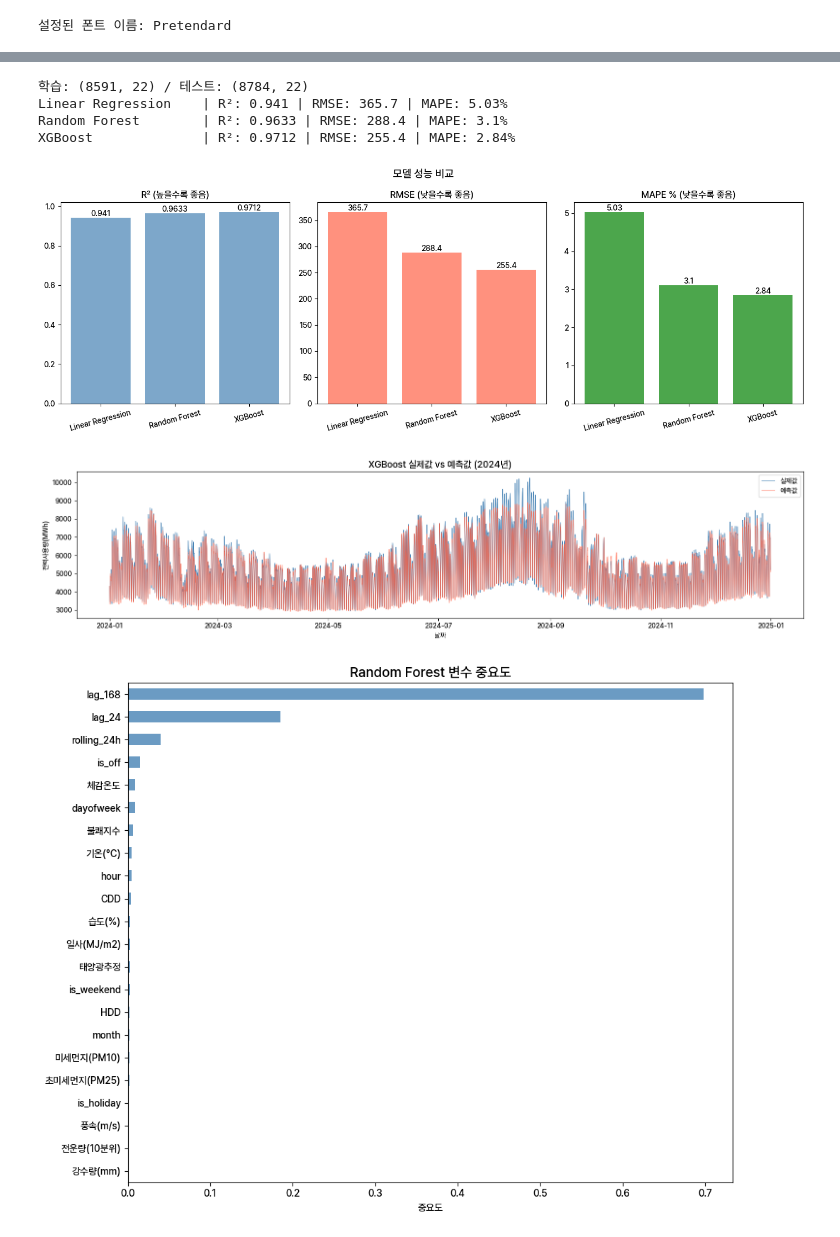
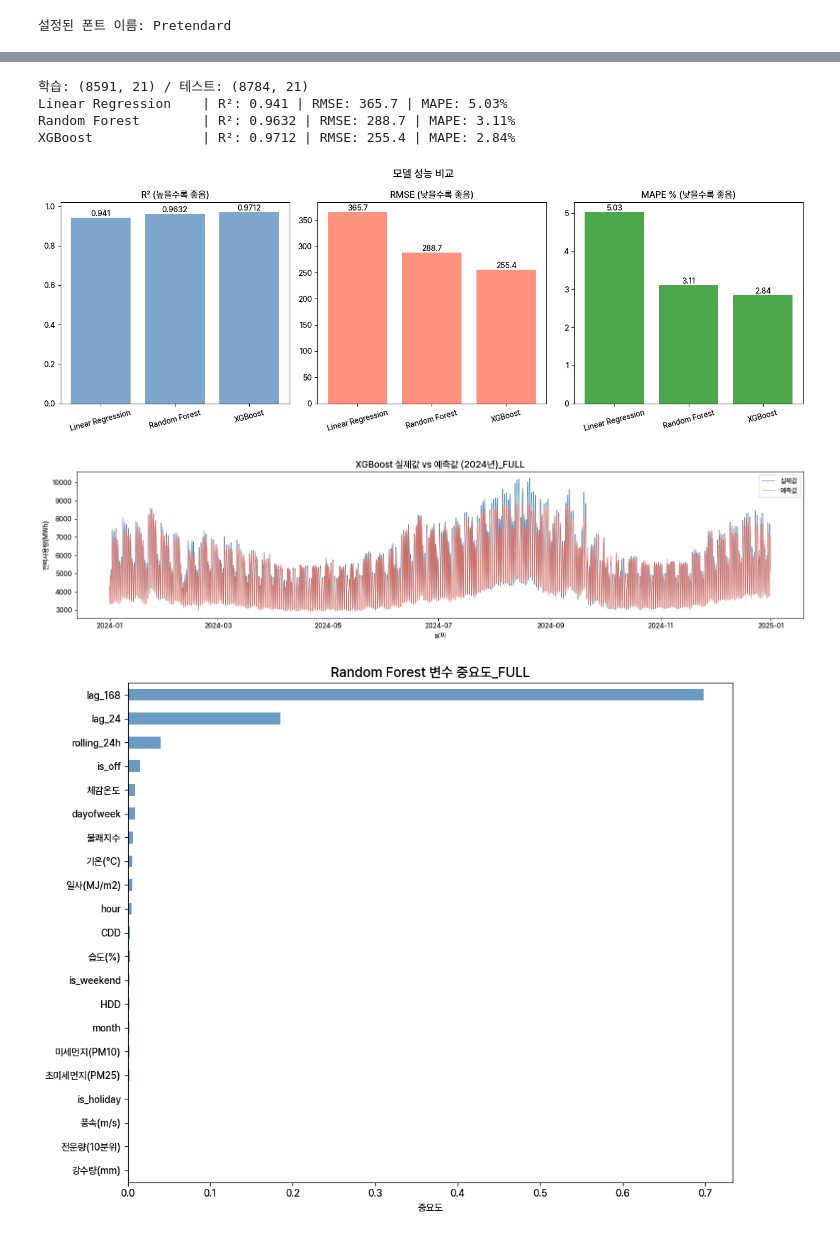
Before and after one commit to s2pray4u2s/seoul_power_demand_forecast, a Jupyter notebook: 2_notebooks/03_modeling.ipynb, the cells around one changed output, grey strips where cells are left out. Saved outputs shown, nothing was run; the diff lists cells and outputs as text; code cells hidden in the pictures.

```diff
--- a/2_notebooks/03_modeling.ipynb
+++ b/2_notebooks/03_modeling.ipynb
@@ -17,9 +14,10 @@ from torch.utils.data import DataLoader, TensorDataset
 # %%
+import matplotlib.pyplot as plt
+import matplotlib.font_manager as fm
 # 1. 폰트 파일 경로 설정
-font_path = r"C:\Users\User\Desktop\MyRepo\Portfolio\Portfolio_ver2\5_fonts\Pretendard-Medium.otf"
-
+font_path = "../5_fonts/Pretendard-Medium.otf"
 # 2. 폰트 이름 가져오기
-font_name = fm.FontProperties(fname = font_path).get_name()
+font_name = fm.FontProperties(fname=font_path).get_name()
 fm.fontManager.addfont(font_path)
 
 # 3. Matplotlib의 기본 폰트로 설정
@@ -32,5 +30,5 @@ print(f"설정된 폰트 이름: {font_name}")
 # %% [output]
 설정된 폰트 이름: Pretendard
 # %%
-df = pd.read_csv(r"C:\Users\User\Desktop\MyRepo\Portfolio\Portfolio_ver2\1_data\processed\df_final_v2.csv")
+df = pd.read_csv("../1_data/Processed/df_final_v2.csv")
 df["datetime"] = pd.to_datetime(df["datetime"])
@@ -37,11 +322,12 @@ df["datetime"] = pd.to_datetime(df["datetime"])
 # %%
 # ── 피처 / 타겟 정의 ────────────────────────────
 FEATURES = [
-    "기온(°C)", "강수량(mm)", "풍속(m/s)", "습도(%)", "일사(MJ/m2)", "전운량(10분위)",
-    "미세먼지(PM10)", "초미세먼지(PM25)",
-    "hour", "dayofweek", "month", "is_weekend", "is_holiday", "is_off",
-    "CDD", "HDD", "lag_24", "lag_168", "rolling_24h",
-    "체감온도", "불쾌지수", "태양광추정"
+    "기온(°C)", "강수량(mm)", "풍속(m/s)", "습도(%)",
+    "일사(MJ/m2)", "전운량(10분위)", "미세먼지(PM10)", "초미세먼지(PM25)",
+    "hour", "dayofweek", "month", "is_weekend",
+    "is_holiday", "is_off","CDD", "HDD",
+    "lag_24", "lag_168", "rolling_24h",
+    "체감온도", "불쾌지수"
 ]
 TARGET = "전력사용량(MWh)"
 
@@ -67,18 +353,18 @@ models = {
     "XGBoost":           XGBRegressor(n_estimators=300, learning_rate=0.05, random_state=42, n_jobs=-1)
 }
 
-results = {}
+results_full = {}
 for name, model in models.items():
     model.fit(X_train, y_train)
     pred = model.predict(X_test)
-    results[name] = {
+    results_full[name] = {
         "model": model,
         "pred": pred,
         "R2":   round(r2_score(y_test, pred), 4),
         "RMSE": round(np.sqrt(mean_squared_error(y_test, pred)), 1),
         "MAPE": round(mean_absolute_percentage_error(y_test, pred) * 100, 2)
     }
-    print(f"{name:20s} | R²: {results[name]['R2']} | RMSE: {results[name]['RMSE']} | MAPE: {results[name]['MAPE']}%")
+    print(f"{name:20s} | R²: {results_full[name]['R2']} | RMSE: {results_full[name]['RMSE']} | MAPE: {results_full[name]['MAPE']}%")
 
 # ── 성능 비교표 시각화 ──────────────────────────
 fig, axes = plt.subplots(1, 3, figsize=(14, 5))
@@ -87,48 +373,45 @@ titles  = ["R² (높을수록 좋음)", "RMSE (낮을수록 좋음)", "MAPE % (
 colors  = ["steelblue", "tomato", "green"]
 
 for i, (metric, title, color) in enumerate(zip(metrics, titles, colors)):
-    vals = [results[m][metric] for m in models]
+    vals = [results_full[m][metric] for m in models]
     axes[i].bar(list(models.keys()), vals, color=color, alpha=0.7)
     axes[i].set_title(title, fontsize=12)
     for j, v in enumerate(vals):
         axes[i].text(j, v, str(v), ha="center", va="bottom", fontsize=10)
     axes[i].tick_params(axis='x', rotation=15)
 
 plt.suptitle("모델 성능 비교", fontsize=14)
 plt.tight_layout()
-plt.savefig(r"C:\Users\User\Desktop\MyRepo\Portfolio\Portfolio_ver2\4_outputs\모델_성능비교.png", dpi=300)
 plt.show()
 
 # ── 실제값 vs 예측값 시각화 (XGBoost) ──────────
 fig, ax = plt.subplots(figsize=(16, 4))
 ax.plot(test["datetime"].values, y_test.values, label="실제값", color="steelblue", linewidth=0.8)
-ax.plot(test["datetime"].values, results["XGBoost"]["pred"], label="예측값", color="tomato", linewidth=0.8, alpha=0.8)
-ax.set_title("XGBoost 실제값 vs 예측값 (2024년)", fontsize=14)
+ax.plot(test["datetime"].values, results_full["XGBoost"]["pred"], label="예측값", color="tomato", linewidth=0.8, alpha=0.8)
+ax.set_title("XGBoost 실제값 vs 예측값 (2024년)_FULL", fontsize=14)
 ax.set_xlabel("날짜")
 ax.set_ylabel("전력사용량(MWh)")
 ax.legend()
 plt.tight_layout()
-plt.savefig(r"C:\Users\User\Desktop\MyRepo\Portfolio\Portfolio_ver2\4_outputs\실제vs예측.png", dpi=300)
 plt.show()
 
 # ── 변수 중요도 (Random Forest) ─────────────────
 fi = pd.Series(
-    results["Random Forest"]["model"].feature_importances_,
+    results_full["Random Forest"]["model"].feature_importances_,
     index=FEATURES
 ).sort_values(ascending=True)
 
 fig, ax = plt.subplots(figsize=(10, 8))
 fi.plot(kind="barh", ax=ax, color="steelblue", alpha=0.8)
-ax.set_title("Random Forest 변수 중요도", fontsize=14)
+ax.set_title("Random Forest 변수 중요도_FULL", fontsize=14)
 ax.set_xlabel("중요도")
 plt.tight_layout()
-plt.savefig(r"C:\Users\User\Desktop\MyRepo\Portfolio\Portfolio_ver2\4_outputs\변수중요도.png", dpi=300)
 plt.show()
 # %% [output]
-학습: (8591, 22) / 테스트: (8784, 22)
+학습: (8591, 21) / 테스트: (8784, 21)
 Linear Regression    | R²: 0.941 | RMSE: 365.7 | MAPE: 5.03%
-Random Forest        | R²: 0.9633 | RMSE: 288.4 | MAPE: 3.1%
+Random Forest        | R²: 0.9632 | RMSE: 288.7 | MAPE: 3.11%
 XGBoost              | R²: 0.9712 | RMSE: 255.4 | MAPE: 2.84%
 [figure]
-[figure, old version]
+[figure, new version]
-[figure, old version]
+[figure, new version]
```
Also changed, not shown: parts of 18 cells of this notebook, 1 other file.
